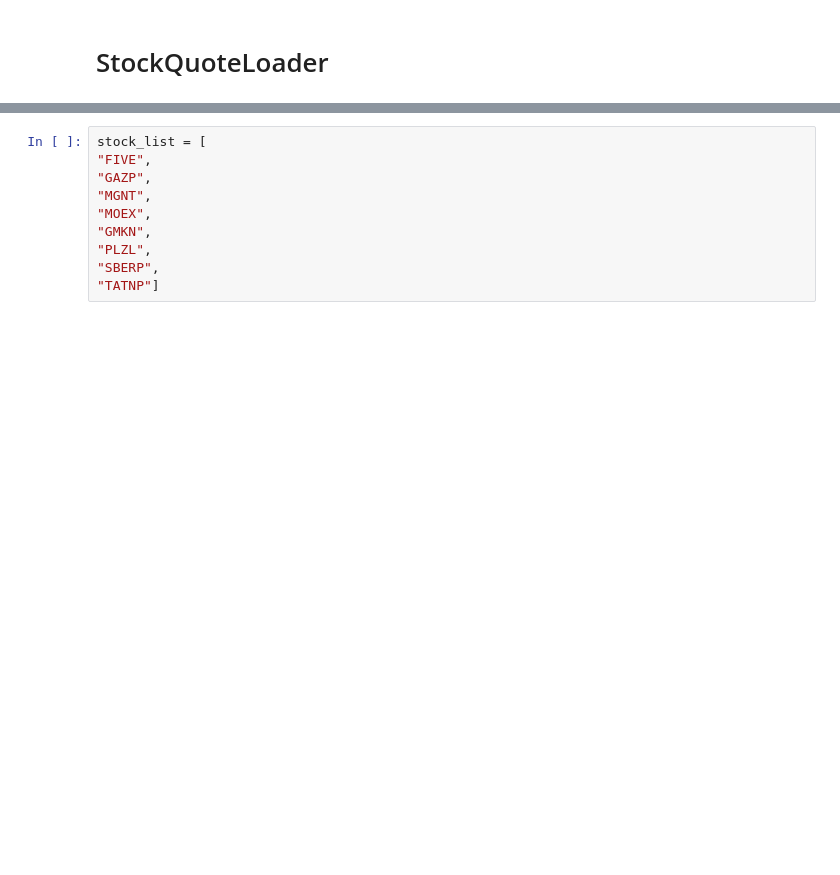
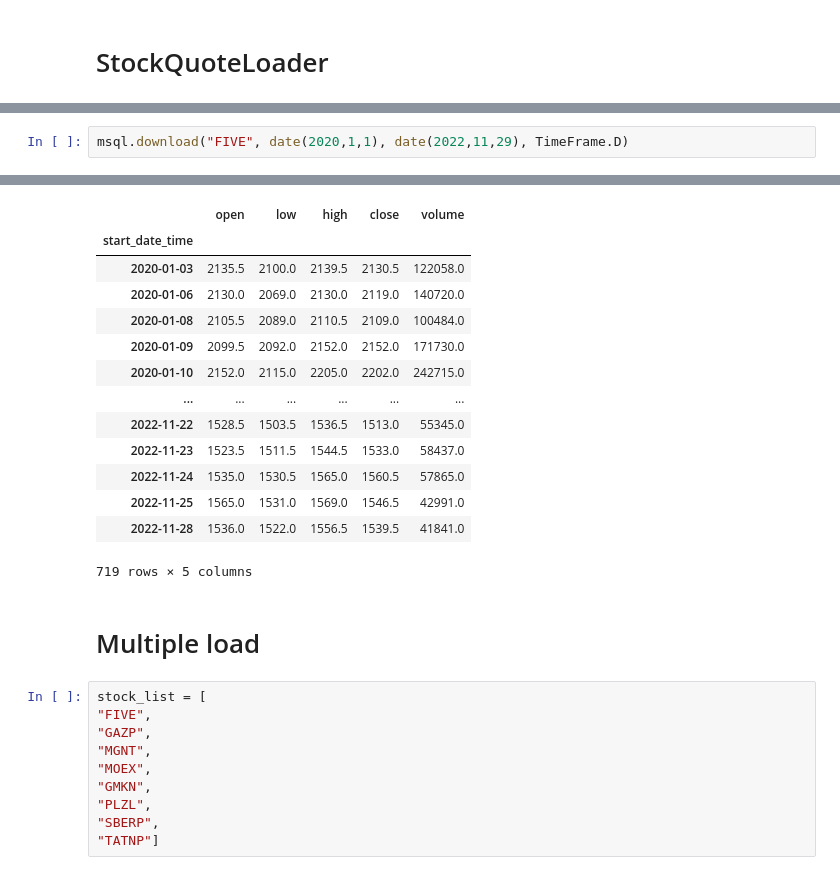
Before and after one commit to NNTrade/Stock-quote-loader-lib, a Jupyter notebook: jnotebook/moex.ipynb, the cells around one changed output, grey strips where cells are left out. Drawn from its saved outputs; the diff is of its cells as text; blank space fills up the shorter version.

```diff
--- a/jnotebook/moex.ipynb
+++ b/jnotebook/moex.ipynb
@@ -57,0 +91,3 @@ msql = MoexStockQuoteLoader()
+# %%
+msql.download("FIVE", date(2020,1,1), date(2022,11,29), TimeFrame.D)
+# %% [output]
@@ -58,3 +96,19 @@ msql = MoexStockQuoteLoader()
+|  | open | low | high | close | volume |
+| start_date_time |  |  |  |  |  |
+| 2020-01-03 | 2135.5 | 2100.0 | 2139.5 | 2130.5 | 122058.0 |
+| 2020-01-06 | 2130.0 | 2069.0 | 2130.0 | 2119.0 | 140720.0 |
+| 2020-01-08 | 2105.5 | 2089.0 | 2110.5 | 2109.0 | 100484.0 |
+| 2020-01-09 | 2099.5 | 2092.0 | 2152.0 | 2152.0 | 171730.0 |
+| 2020-01-10 | 2152.0 | 2115.0 | 2205.0 | 2202.0 | 242715.0 |
+| ... | ... | ... | ... | ... | ... |
+| 2022-11-22 | 1528.5 | 1503.5 | 1536.5 | 1513.0 | 55345.0 |
+| 2022-11-23 | 1523.5 | 1511.5 | 1544.5 | 1533.0 | 58437.0 |
+| 2022-11-24 | 1535.0 | 1530.5 | 1565.0 | 1560.5 | 57865.0 |
+| 2022-11-25 | 1565.0 | 1531.0 | 1569.0 | 1546.5 | 42991.0 |
+| 2022-11-28 | 1536.0 | 1522.0 | 1556.5 | 1539.5 | 41841.0 |
+719 rows × 5 columns
+# %% [markdown]
+# Multiple load
 # %%
 stock_list = [
 "FIVE",
```
Also changed, not shown: parts of 7 cells of this notebook, 26 other files.
